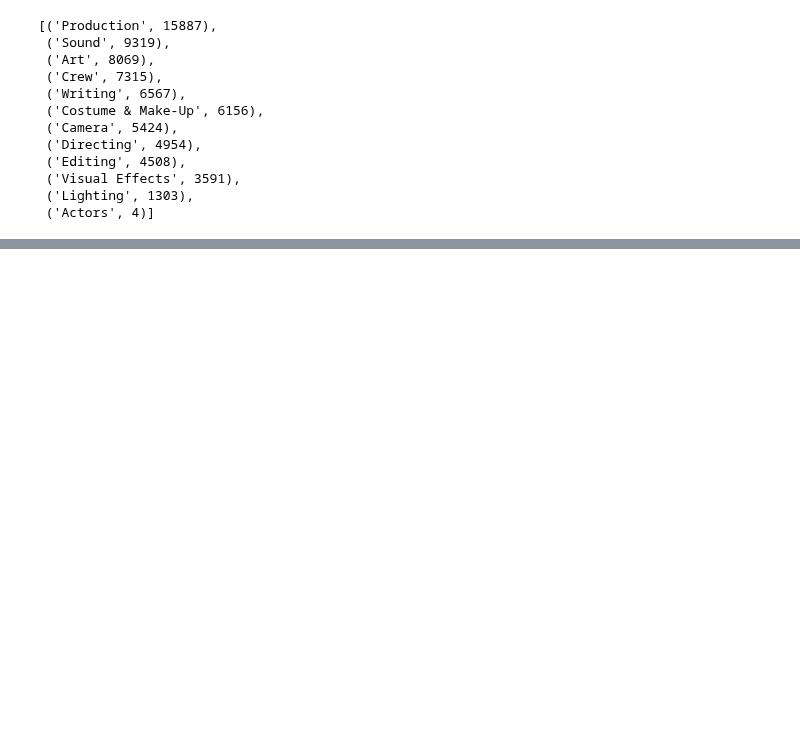
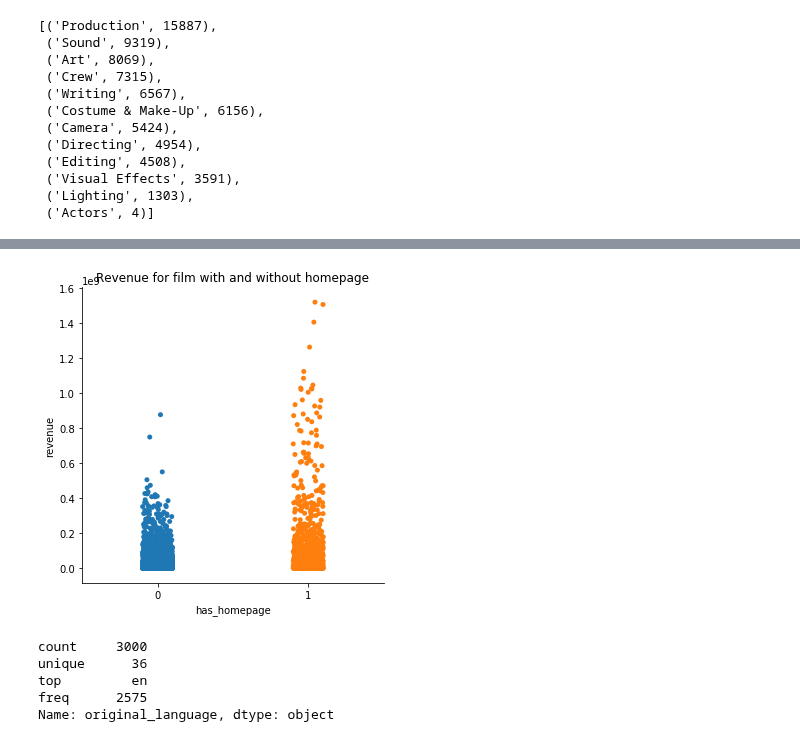
Before and after one commit to Kuntya/Capstone-Project-1, a Jupyter notebook: Capstone Project 1.ipynb, the cells around one changed output, grey strips where cells are left out. Saved outputs shown, nothing was run; the diff lists cells and outputs as text; code cells hidden in the pictures; blank space fills up the shorter version.

```diff
--- a/Capstone Project 1.ipynb
+++ b/Capstone Project 1.ipynb
@@ -555,0 +808,17 @@ Counter([i for j in list_of_crew_names for i in j]).most_common(15)
+# %%
+train['has_homepage'] = train['homepage'].apply(lambda x: 1 if not pd.isnull(x) else 0)
+# %%
+sns.catplot(x='has_homepage', y='revenue', data=train)
+plt.title('Revenue for film with and without homepage')
+plt.show()
+# %% [output]
+[figure, added]
+# %%
+#original_language
+train['original_language'].describe()
+# %% [output]
+count     3000
+unique      36
+top         en
+freq      2575
+Name: original_language, dtype: object
```
Also changed, not shown: parts of 42 cells of this notebook.
